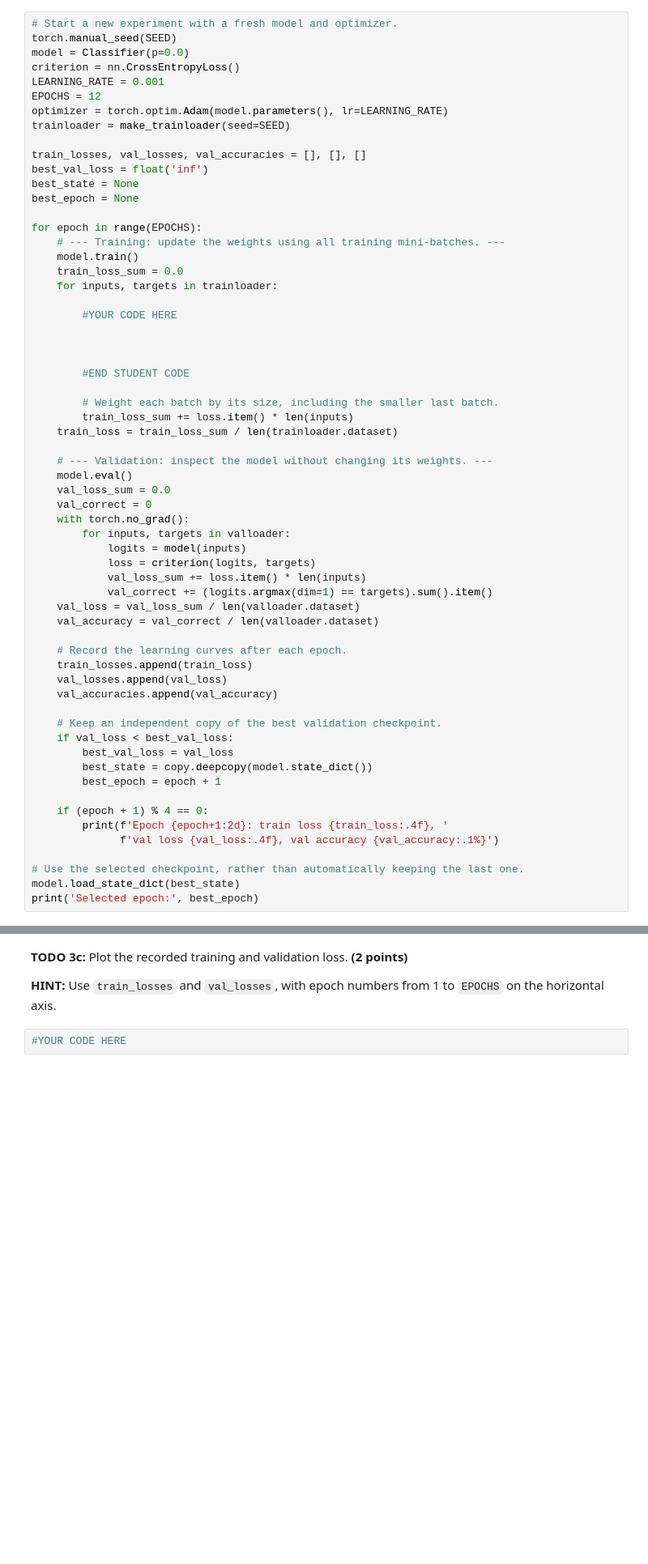
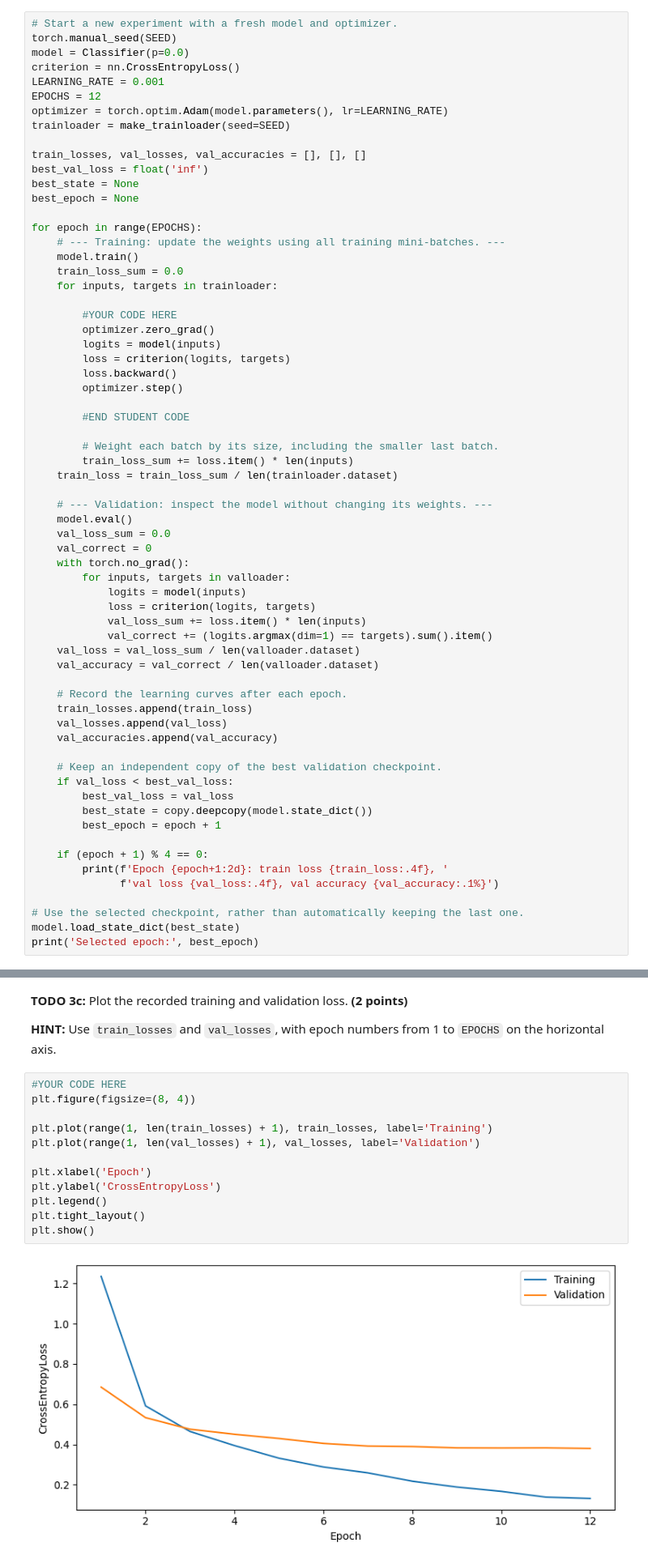
Before and after one commit to we4OnTop/ComputerVision, a Jupyter notebook: MiniProject/1/Project_KMNIST__starter.ipynb, the cells around one changed output, grey strips where cells are left out. Shown at 81% size. Drawn from its saved outputs; the diff is of its cells as text; blank space fills up the shorter version.

```diff
--- a/MiniProject/1/Project_KMNIST__starter.ipynb
+++ b/MiniProject/1/Project_KMNIST__starter.ipynb
@@ -174,8 +174,11 @@ for epoch in range(EPOCHS):
     for inputs, targets in trainloader:
 
         #YOUR CODE HERE
-
-
+        optimizer.zero_grad()
+        logits = model(inputs)
+        loss = criterion(logits, targets)
+        loss.backward()
+        optimizer.step()
 
         #END STUDENT CODE
 
@@ -224,6 +232,18 @@ print('Selected epoch:', best_epoch)
 **HINT:** Use `train_losses` and `val_losses`, with epoch numbers from 1 to `EPOCHS` on the horizontal axis.
 # %%
 #YOUR CODE HERE
+plt.figure(figsize=(8, 4))
+
+plt.plot(range(1, len(train_losses) + 1), train_losses, label='Training')
+plt.plot(range(1, len(val_losses) + 1), val_losses, label='Validation')
+
+plt.xlabel('Epoch')
+plt.ylabel('CrossEntropyLoss')
+plt.legend()
+plt.tight_layout()
+plt.show()
+# %% [output]
+[figure, added]
 # %% [markdown]
 ## 4. Compare with dropout
 
```
Also changed, not shown: parts of 5 cells of this notebook, 1 other file.
